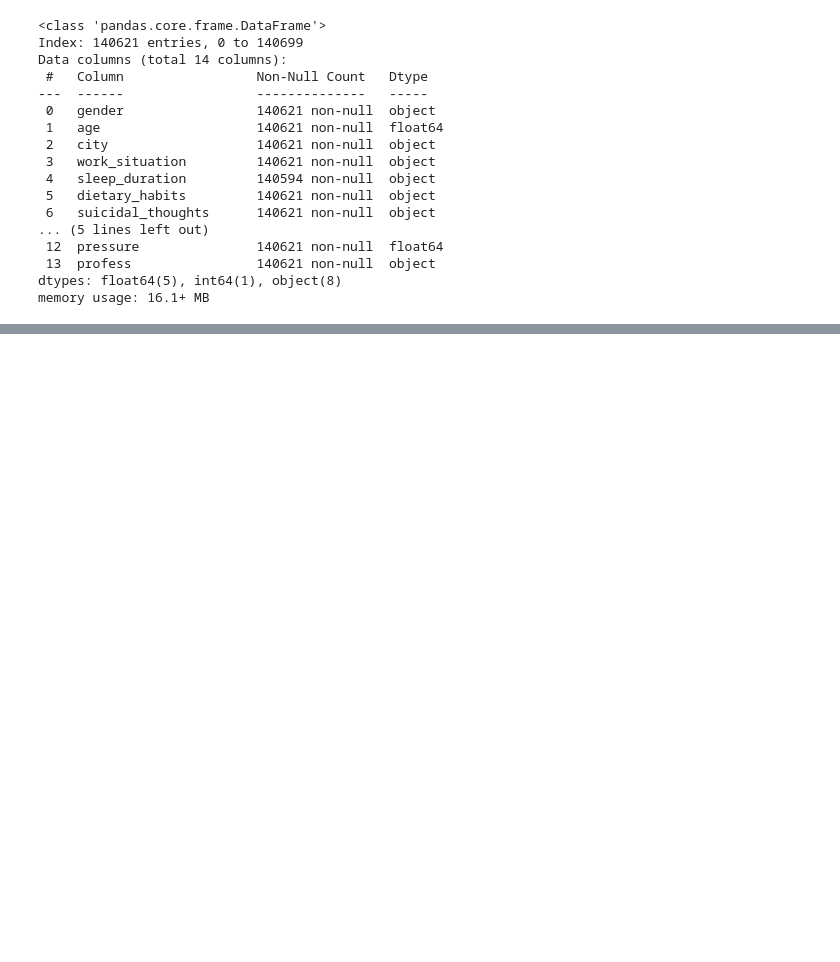
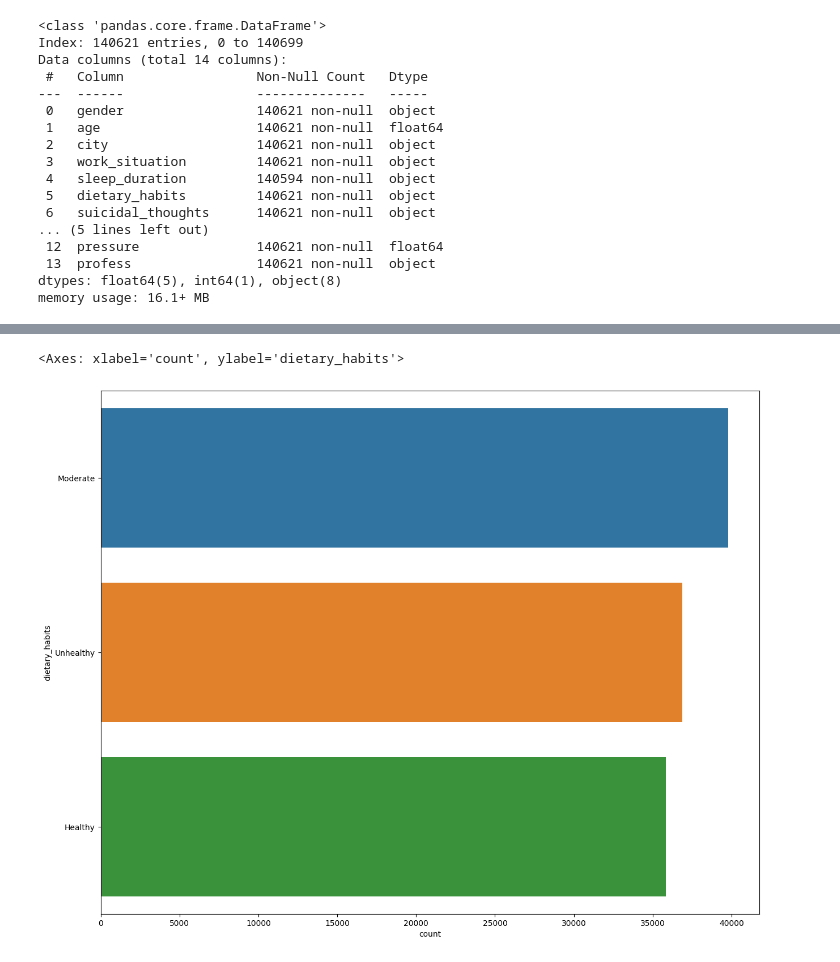
Before and after one commit to sampontiroli/projects, a Jupyter notebook: exploring-mental-health-eda.ipynb, the cells around one changed output, grey strips where cells are left out. Cells and saved outputs as stored; diff of their text form; code cells hidden in the pictures; blank space fills up the shorter version.

```diff
--- a/exploring-mental-health-eda.ipynb
+++ b/exploring-mental-health-eda.ipynb
@@ -560,0 +588,8 @@ ct = ColumnTransformer
+# %%
+sns.countplot(data = X_train,
+              y = 'dietary_habits',
+              # stat = 'percent',
+              order = X_train['dietary_habits'].value_counts().index)
+# %% [output]
+<Axes: xlabel='count', ylabel='dietary_habits'>
+[figure, added]
```
Also changed, not shown: parts of 5 cells of this notebook.
